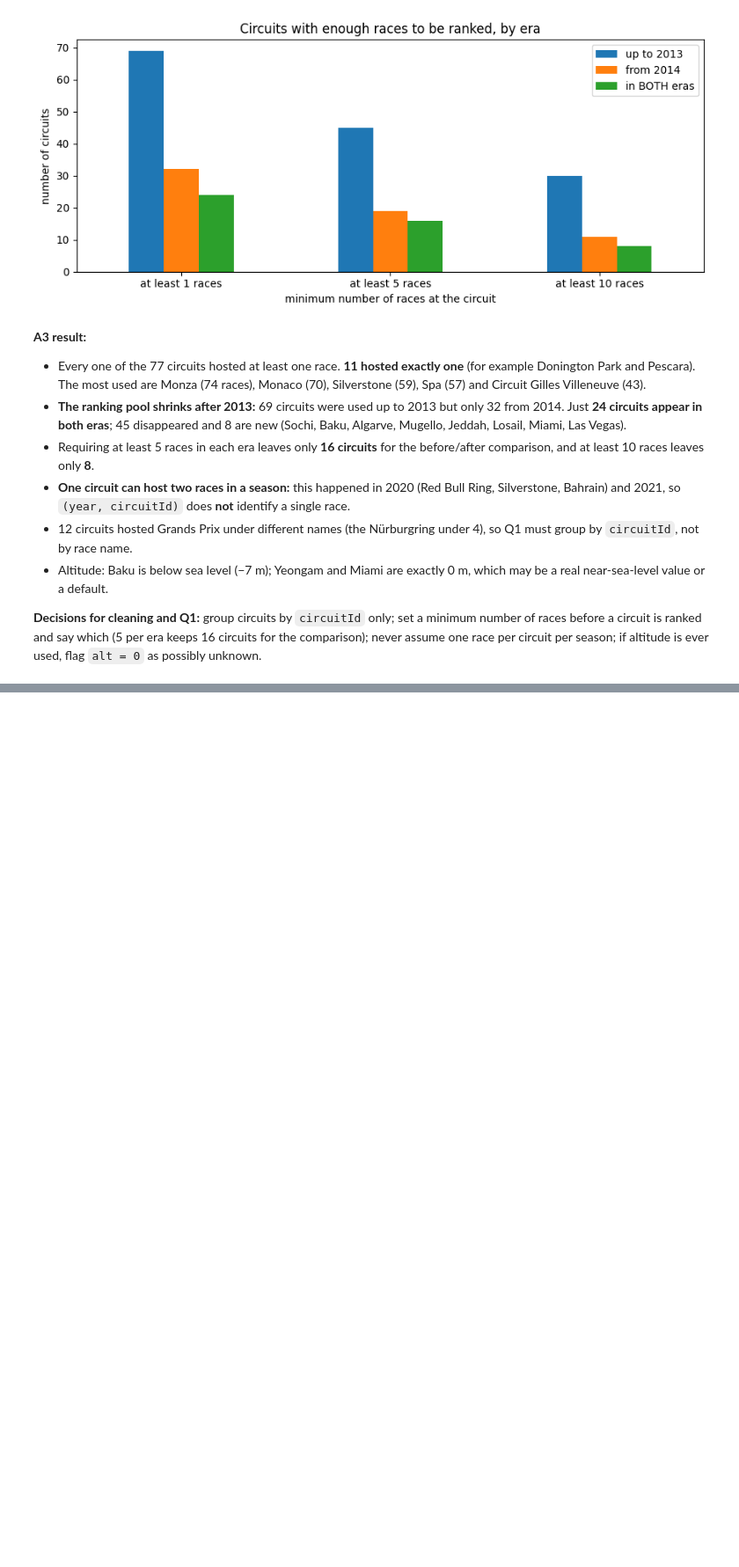
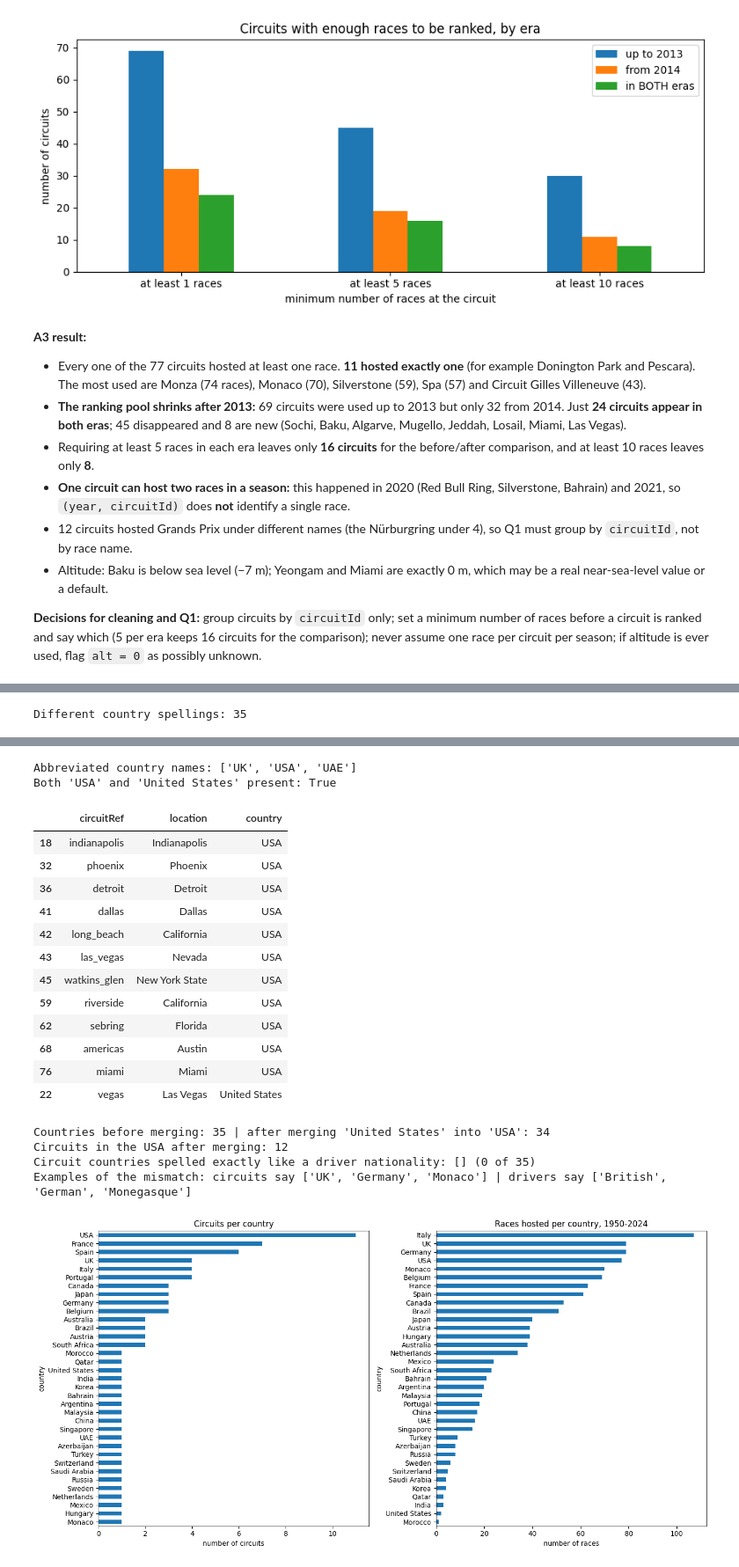
Before and after one commit to sal-tarek/ACL_F1_Predictions, a Jupyter notebook: sasa-dany-ms1-pre-cleaning.ipynb, the cells around one changed output, grey strips where cells are left out. Shown at 88% size. Saved outputs shown, nothing was run; the diff lists cells and outputs as text; code cells hidden in the pictures; blank space fills up the shorter version.

Commit message:
A4: circuit country spellings - USA vs United States, 0 of 35 match nationalities

```diff
--- a/sasa-dany-ms1-pre-cleaning.ipynb
+++ b/sasa-dany-ms1-pre-cleaning.ipynb
@@ -442,0 +448,48 @@ Lowest 4 altitudes: [['baku', -7], ['yeongam', 0], ['miami', 0], ['sochi', 2]]
+# %%
+# ==========================================================================================
+# A4 · circuits + drivers: how are countries spelled, and can they be matched to driver nationalities?
+# ==========================================================================================
+
+# Why: question 2 asks "do drivers podium more at HOME?". A home race is one where the driver's nationality
+# matches the circuit's country, so before we can build that match we must know how both sides are written.
+ci = as_num(raw["circuits"])          # exploring copy of circuits (raw stays untouched)
+dr = as_num(raw["drivers"])           # exploring copy of drivers, only to compare the two vocabularies
+
+# ---------- 1. Every country spelling, with how many circuits and races it has ----------
+races_per_country = (races.merge(ci[["circuitId", "country"]], on="circuitId")   # give every race its circuit's country
+                          .groupby("country").size().rename("races"))
+country_table = (ci.groupby("country").size().rename("circuits").to_frame()       # circuits per country
+                   .join(races_per_country)                                       # add races per country
+                   .sort_values("races", ascending=False))
+print("Different country spellings:", len(country_table))
+display(country_table)
+
+# ---------- 2. Which spellings are abbreviations, or two spellings of the same country? ----------
+abbreviations = [c for c in country_table.index if c.isupper() and len(c) <= 3]   # UK, UAE, USA ...
+print("Abbreviated country names:", abbreviations)
+print("Both 'USA' and 'United States' present:", {"USA", "United States"} <= set(country_table.index))
+display(ci[ci.country.isin(["USA", "United States"])][["circuitRef", "location", "country"]].sort_values("country"))
+
+# ---------- 3. What happens if we merge those two spellings? ----------
+usa_fixed = ci.country.replace({"United States": "USA"})          # a copy; the raw table is untouched
+print("Countries before merging:", ci.country.nunique(), "| after merging 'United States' into 'USA':", usa_fixed.nunique())
+print("Circuits in the USA after merging:", int((usa_fixed == "USA").sum()))
+
+# ---------- 4. Can we simply join circuit countries to driver nationalities? ----------
+# A home race needs "British driver" <-> "UK circuit". We test whether the words are ever identical.
+same_words = sorted(set(ci.country) & set(dr.nationality))
+print("Circuit countries spelled exactly like a driver nationality:", same_words, f"({len(same_words)} of {ci.country.nunique()})")
+print("Examples of the mismatch: circuits say", ["UK", "Germany", "Monaco"], "| drivers say", ["British", "German", "Monegasque"])
+
+# ---------- 5. Plot: where F1 circuits are, and where the races were (saved for the report) ----------
+os.makedirs("figures", exist_ok=True)
+fig, ax = plt.subplots(1, 2, figsize=(14, 7))
+country_table.circuits.sort_values().plot.barh(ax=ax[0], title="Circuits per country")
+ax[0].set_xlabel("number of circuits")
+country_table.races.sort_values().plot.barh(ax=ax[1], title="Races hosted per country, 1950-2024")
+ax[1].set_xlabel("number of races")
+plt.tight_layout()
+plt.savefig("figures/A4_circuits_per_country.png", dpi=120, bbox_inches="tight")
+plt.show()
+# %% [output]
+Different country spellings: 35
@@ -442,0 +514,20 @@ Lowest 4 altitudes: [['baku', -7], ['yeongam', 0], ['miami', 0], ['sochi', 2]]
+Abbreviated country names: ['UK', 'USA', 'UAE']
+Both 'USA' and 'United States' present: True
+|  | circuitRef | location | country |
+| 18 | indianapolis | Indianapolis | USA |
+| 32 | phoenix | Phoenix | USA |
+| 36 | detroit | Detroit | USA |
+| 41 | dallas | Dallas | USA |
+| 42 | long_beach | California | USA |
+| 43 | las_vegas | Nevada | USA |
+| 45 | watkins_glen | New York State | USA |
+| 59 | riverside | California | USA |
+| 62 | sebring | Florida | USA |
+| 68 | americas | Austin | USA |
+| 76 | miami | Miami | USA |
+| 22 | vegas | Las Vegas | United States |
+Countries before merging: 35 | after merging 'United States' into 'USA': 34
+Circuits in the USA after merging: 12
+Circuit countries spelled exactly like a driver nationality: [] (0 of 35)
+Examples of the mismatch: circuits say ['UK', 'Germany', 'Monaco'] | drivers say ['British', 'German', 'Monegasque']
+[figure, added]
```
Also changed, not shown: parts of 3 cells of this notebook.
